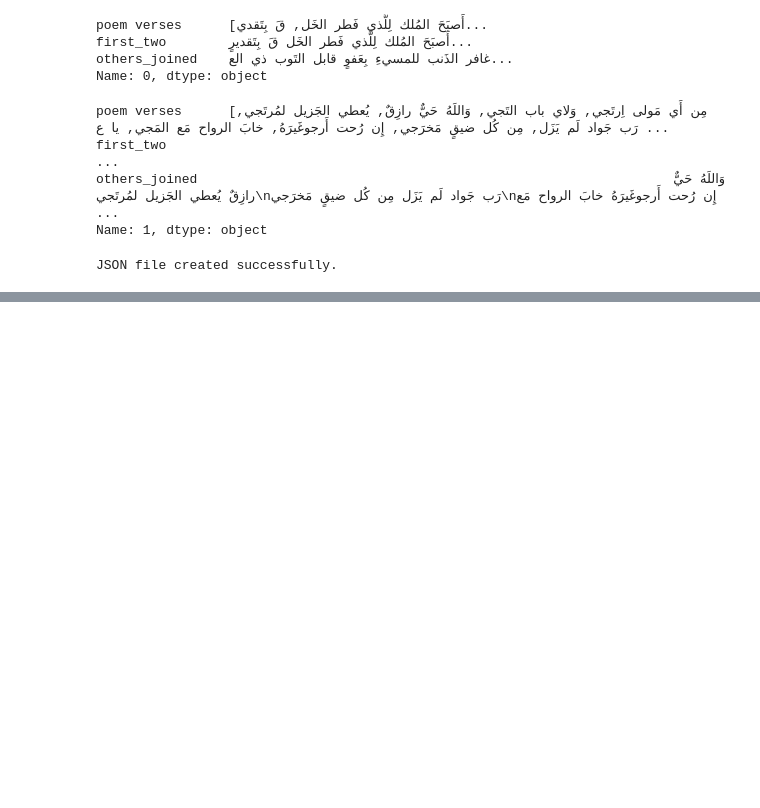
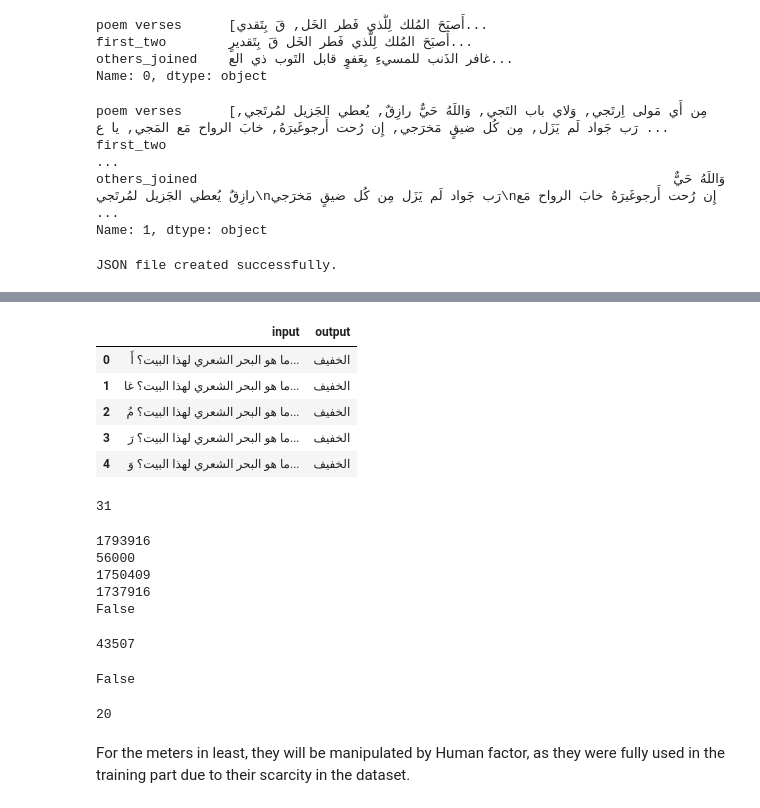
Before and after one commit to AbdulRahmanBenatia/Allam-Challenge, a Jupyter notebook: preprocess.ipynb, the cells around one changed output, grey strips where cells are left out. Saved outputs shown, nothing was run; the diff lists cells and outputs as text; code cells hidden in the pictures; blank space fills up the shorter version.

```diff
--- a/preprocess.ipynb
+++ b/preprocess.ipynb
@@ -635,0 +724,44 @@ JSON file created successfully.
+# %%
+df_filtered['input']= "ما هو البحر الشعري لهذا البيت؟ " + df_filtered['input'].astype(str)
+# %%
+df_filtered.head()
+# %% [output]
+|  | input | output |
+| 0 | ما هو البحر الشعري لهذا البيت؟ أَ... | الخفيف |
+| 1 | ما هو البحر الشعري لهذا البيت؟ غا... | الخفيف |
+| 2 | ما هو البحر الشعري لهذا البيت؟ مُ... | الخفيف |
+| 3 | ما هو البحر الشعري لهذا البيت؟ رَ... | الخفيف |
+| 4 | ما هو البحر الشعري لهذا البيت؟ وَ... | الخفيف |
+# %%
+len("ما هو البحر الشعري لهذا البيت؟ " )
+# %% [output]
+31
+# %%
+df_diff = df_filtered.merge(df_utrain, how='left', indicator=True)
+df_diff = df_diff[df_diff['_merge']=='left_only']
+
+print(len(df_filtered))
+print(len(df_utrain))
+print(len(df_diff))
+print(len(df_filtered) - len(df_utrain))
+print(len(df_filtered) - len(df_utrain) == len(df_utrain))
+# %% [output]
+1793916
+56000
+1750409
+1737916
+False
+# %%
+len(df_filtered) - len(df_diff)
+# %% [output]
+43507
+# %%
+len(df_diff) > len(df_filtered)
+# %% [output]
+False
+# %%
+len(df_diff['output'].unique())
+# %% [output]
+20
+# %% [markdown]
+For the meters in least, they will be manipulated by Human factor, as they were fully used in the training part due to their scarcity in the dataset.
```
Also changed, not shown: parts of 37 cells of this notebook, 3 other files.
